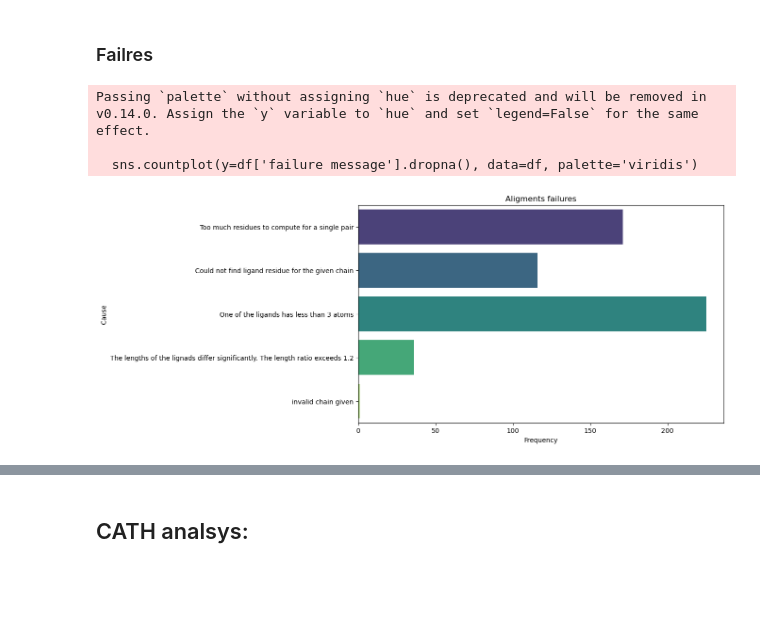
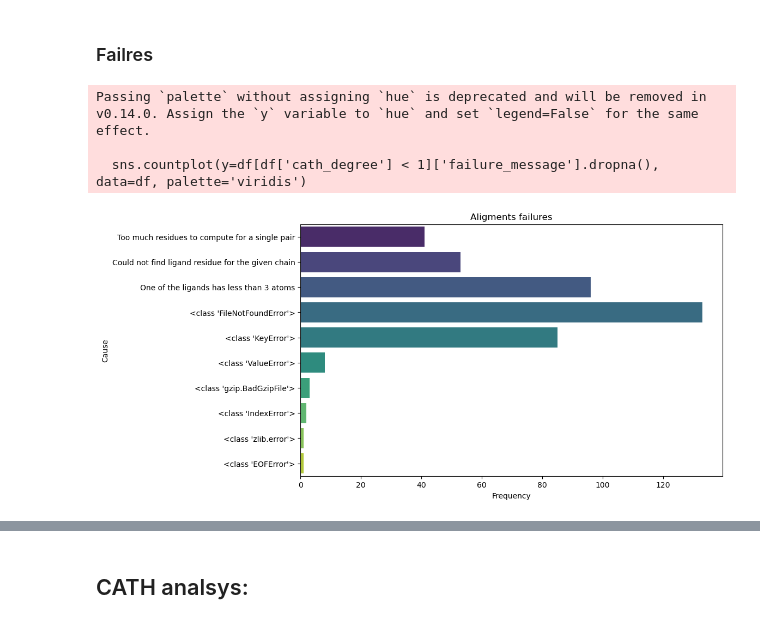
Before and after one commit to hagairavid18/LocAlign, a Jupyter notebook: notebooks/analyze_results.ipynb, the cells around one changed output, grey strips where cells are left out. Drawn from its saved outputs; the diff is of its cells as text; code cells hidden in the pictures; blank space fills up the shorter version.

```diff
--- a/notebooks/analyze_results.ipynb
+++ b/notebooks/analyze_results.ipynb
@@ -8,8 +8,8 @@ import sys
 sys.path.append("/home/iscb/wolfson/hagairavid/ligand_alligner")
 from utils.constants import NOT_ENOUGH_ATOMS_MESSAGE, TOO_MUCH_RESIDUES_MESSAGE, LIGAND_RESIDUE_IS_MISSED_MESSAGE, N_ATOMS_RATIO_MESSAGE
 # %%
-prefix = "2024-05-16_13-21-05"
-directory = "/home/iscb/wolfson/hagairavid/ligand_alligner/temp_results/"
+prefix = "2024-07-09_17-43-50_2720.csv"
+directory = "/home/iscb/wolfson/hagairavid/ligand_alligner/alignment_temp_results/"
 matching_files = [f for f in os.listdir(directory) if f.startswith(prefix)]
 
 if matching_files:
@@ -31,8 +31,15 @@ def str_to_list_of_lists(s):
         return list_of_lists
     except:
         return []
+def str_to_list(s):
+    try:
+        tuple_of_lists = ast.literal_eval(s)
+        # list_of_lists = list(sublist)
+        return tuple_of_lists
+    except:
+        return []
 
 df['coverage'] = df['coverage'].apply(str_to_list_of_lists)
 df['rmse'] = df['rmse'].apply(str_to_list_of_lists)
-df.head()
+df['ref_ligand_n_atoms'] = df['ref_ligand_n_atoms'].apply(str_to_list)
 # %% [output]
@@ -96,17 +98,18 @@ no_trans[no_trans["failure message"].isna()].head()
 # %% [markdown]
 ### Failres
 # %%
+# print(df[df['n_transformations'] < 1].columns)
 plt.figure(figsize=(10, 6))
-sns.countplot(y=df['failure message'].dropna(), data=df, palette='viridis')
+sns.countplot(y=df[df['cath_degree'] < 1]['failure_message'].dropna(), data=df, palette='viridis')
 plt.xlabel('Frequency')
 plt.ylabel('Cause')
 plt.title('Aligments failures')
 plt.show()
 # %% [output]
 Passing `palette` without assigning `hue` is deprecated and will be removed in v0.14.0. Assign the `y` variable to `hue` and set `legend=False` for the same effect.
 
-  sns.countplot(y=df['failure message'].dropna(), data=df, palette='viridis')
+  sns.countplot(y=df[df['cath_degree'] < 1]['failure_message'].dropna(), data=df, palette='viridis')
-[figure, old version]
+[figure, new version]
 # %%
 df[df['failure message'] == N_ATOMS_RATIO_MESSAGE].head()
 # %% [output]
```
Also changed, not shown: parts of 8 cells of this notebook, 13 other files.
